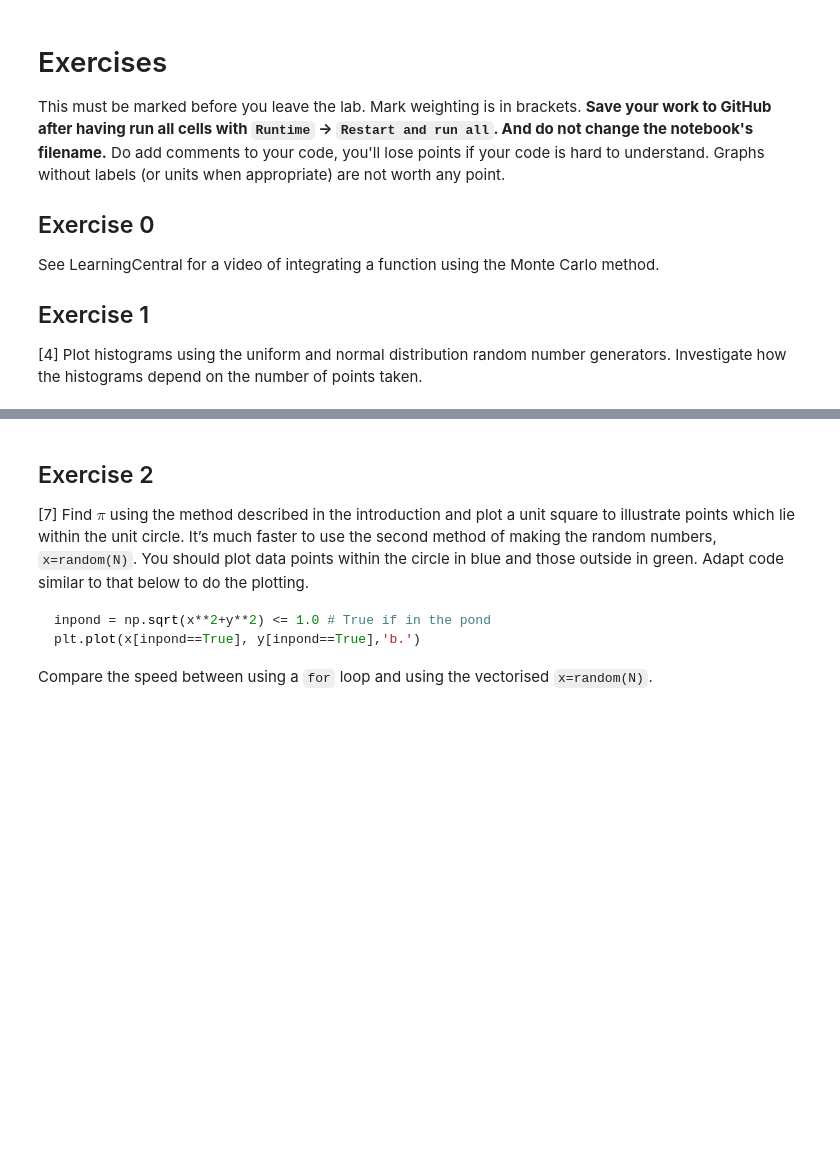
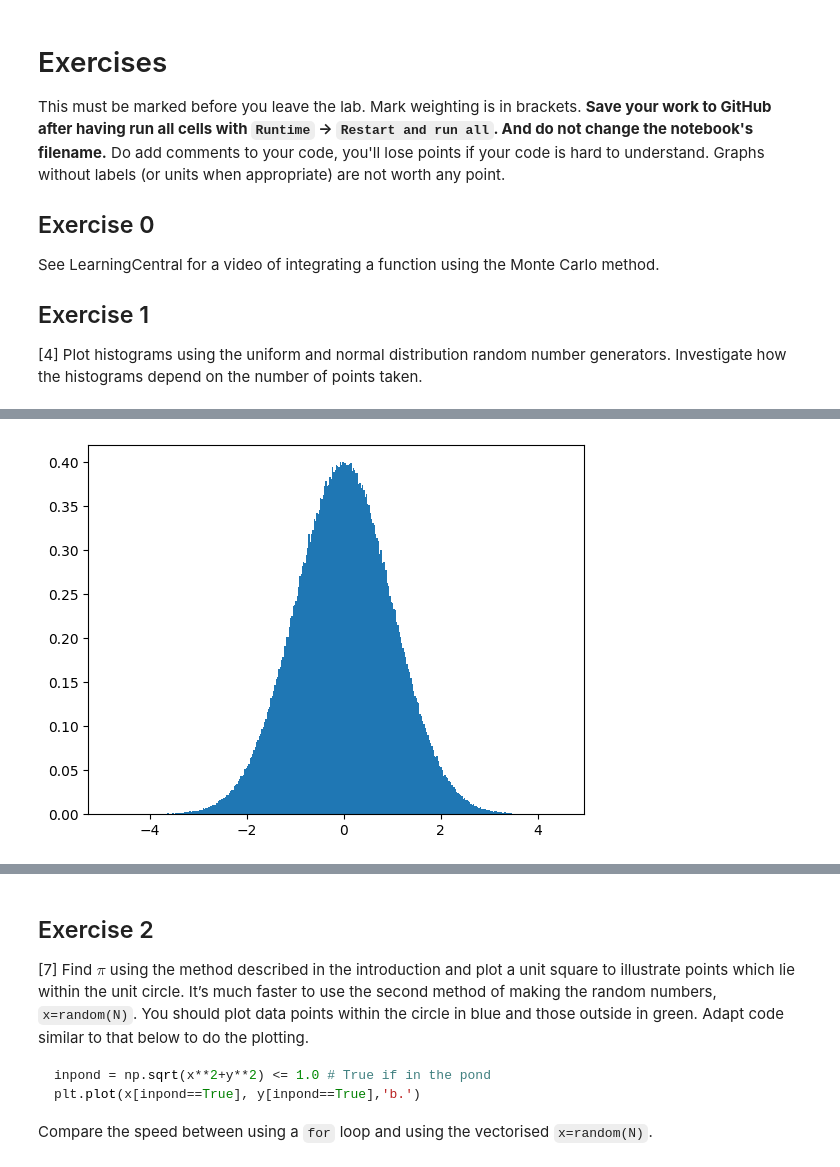
Before and after one commit to PX2145-2025/week-6-b-becca123427, a Jupyter notebook: monte_carlo.ipynb, the cells around one changed output, grey strips where cells are left out. Cells and saved outputs as stored; diff of their text form; code cells hidden in the pictures; blank space fills up the shorter version.

```diff
--- a/monte_carlo.ipynb
+++ b/monte_carlo.ipynb
@@ -232,0 +198,6 @@ plt.show()
+# %%
+N=int(1e6)
+x=normal(loc=0.0, scale=1.0, size=N)
+plt.hist(x, bins='auto',density=True);
+# %% [output]
+[figure, added]
```
Also changed, not shown: parts of 14 cells of this notebook.
